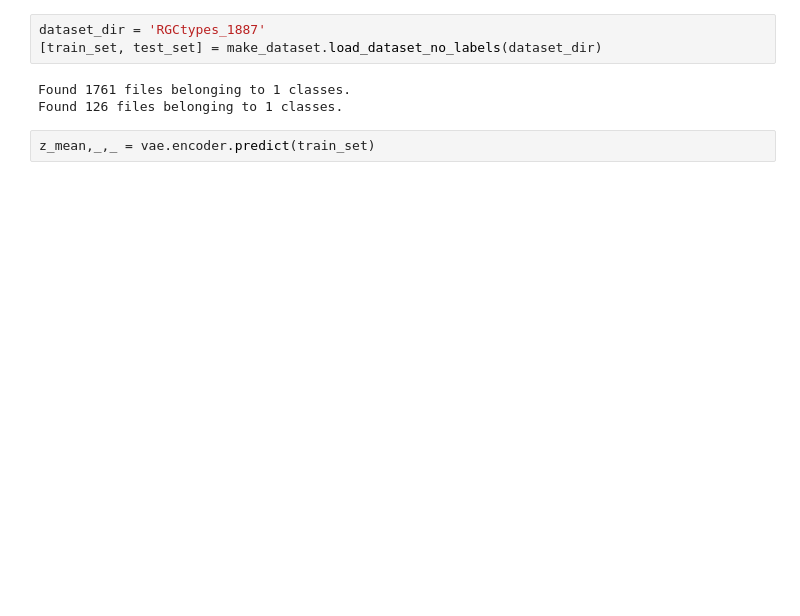
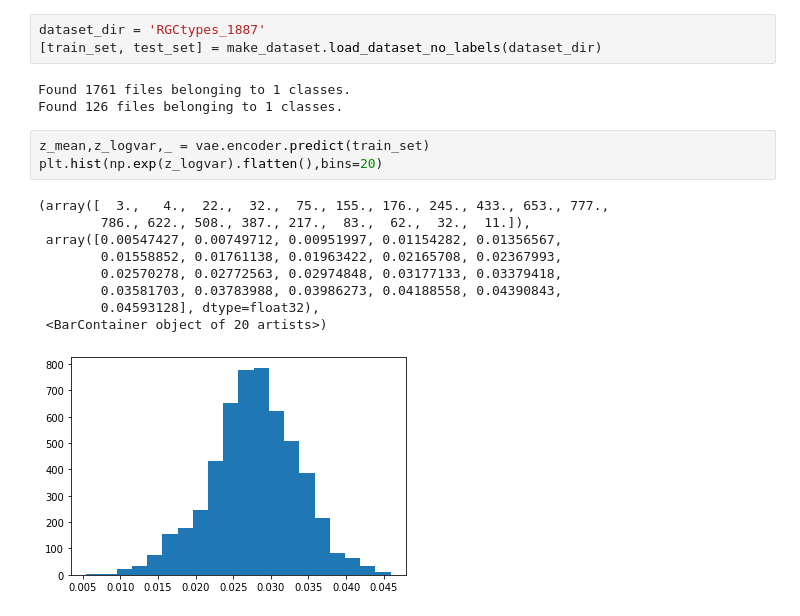
Before and after one commit to SchwartzNU/VAE_keras, a Jupyter notebook: latent_space_viewer.ipynb, the cells around one changed output. Drawn from its saved outputs; the diff is of its cells as text; blank space fills up the shorter version.

```diff
--- a/latent_space_viewer.ipynb
+++ b/latent_space_viewer.ipynb
@@ -136,5 +139,16 @@ dataset_dir = 'RGCtypes_1887'
 Found 1761 files belonging to 1 classes.
 Found 126 files belonging to 1 classes.
 # %%
-z_mean,_,_ = vae.encoder.predict(train_set)
+z_mean,z_logvar,_ = vae.encoder.predict(train_set)
+plt.hist(np.exp(z_logvar).flatten(),bins=20)
+# %% [output]
+(array([  3.,   4.,  22.,  32.,  75., 155., 176., 245., 433., 653., 777.,
+        786., 622., 508., 387., 217.,  83.,  62.,  32.,  11.]),
+ array([0.00547427, 0.00749712, 0.00951997, 0.01154282, 0.01356567,
+        0.01558852, 0.01761138, 0.01963422, 0.02165708, 0.02367993,
+        0.02570278, 0.02772563, 0.02974848, 0.03177133, 0.03379418,
+        0.03581703, 0.03783988, 0.03986273, 0.04188558, 0.04390843,
+        0.04593128], dtype=float32),
+ <BarContainer object of 20 artists>)
+[figure, added]
 # %%
```
Also changed, not shown: parts of 3 cells of this notebook, 1 other file.
